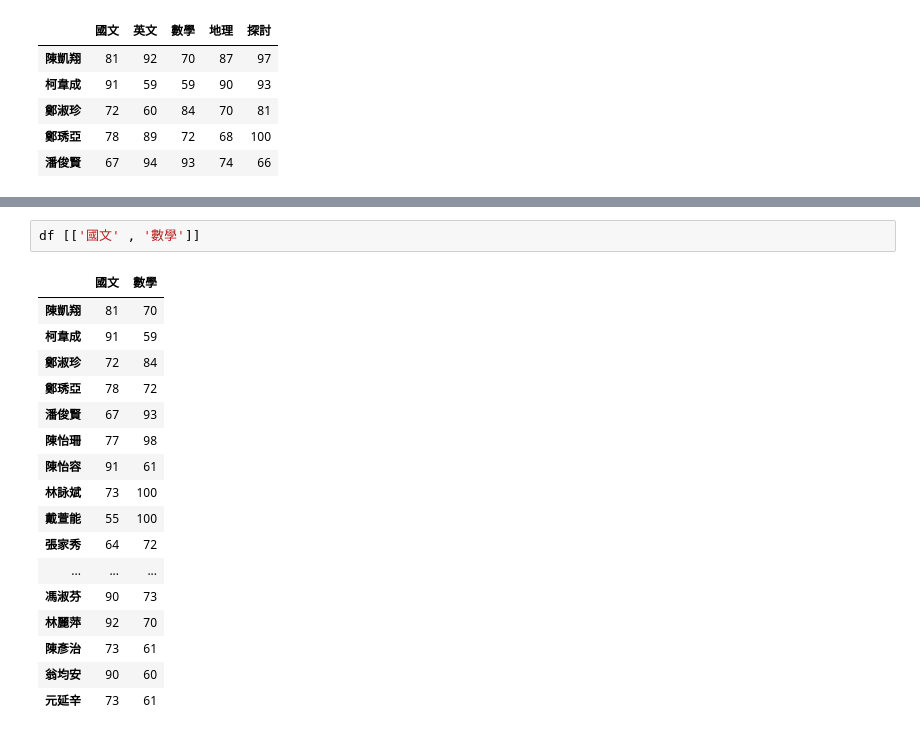
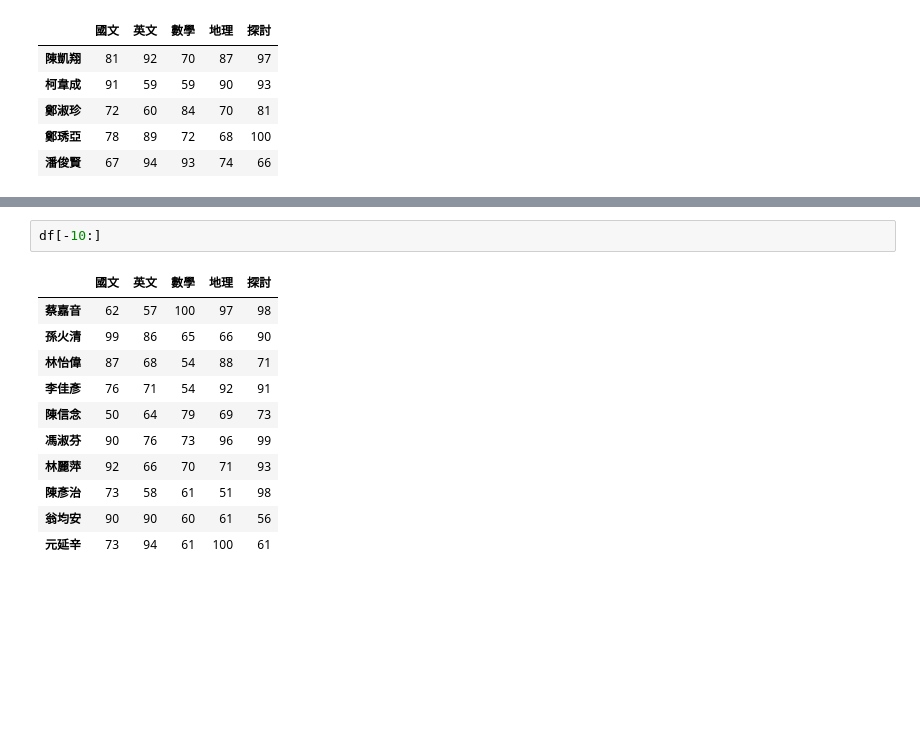
Before and after one commit to see7725/python_analysis, a Jupyter notebook: lesson5_4.ipynb, the cells around one changed output, grey strips where cells are left out. Drawn from its saved outputs; the diff is of its cells as text; blank space fills up the shorter version.

```diff
--- a/lesson5_4.ipynb
+++ b/lesson5_4.ipynb
@@ -55,20 +149,14 @@ Name: 國文, dtype: int64
-# %%
-df [['國文' , '數學']]
-# %% [output]
-|  | 國文 | 數學 |
-| 陳凱翔 | 81 | 70 |
-| 柯韋成 | 91 | 59 |
-| 鄭淑珍 | 72 | 84 |
-| 鄭琇亞 | 78 | 72 |
-| 潘俊賢 | 67 | 93 |
-| 陳怡珊 | 77 | 98 |
-| 陳怡容 | 91 | 61 |
-| 林詠斌 | 73 | 100 |
-| 戴萱能 | 55 | 100 |
-| 張家秀 | 64 | 72 |
-| ... | ... | ... |
-| 馮淑芬 | 90 | 73 |
-| 林麗萍 | 92 | 70 |
-| 陳彥治 | 73 | 61 |
-| 翁均安 | 90 | 60 |
-| 元延辛 | 73 | 61 |
+# %%
+df[-10:]
+# %% [output]
+|  | 國文 | 英文 | 數學 | 地理 | 探討 |
+| 蔡嘉音 | 62 | 57 | 100 | 97 | 98 |
+| 孫火清 | 99 | 86 | 65 | 66 | 90 |
+| 林怡偉 | 87 | 68 | 54 | 88 | 71 |
+| 李佳彥 | 76 | 71 | 54 | 92 | 91 |
+| 陳信念 | 50 | 64 | 79 | 69 | 73 |
+| 馮淑芬 | 90 | 76 | 73 | 96 | 99 |
+| 林麗萍 | 92 | 66 | 70 | 71 | 93 |
+| 陳彥治 | 73 | 58 | 61 | 51 | 98 |
+| 翁均安 | 90 | 90 | 60 | 61 | 56 |
+| 元延辛 | 73 | 94 | 61 | 100 | 61 |
```
Also changed, not shown: parts of 11 cells of this notebook.
